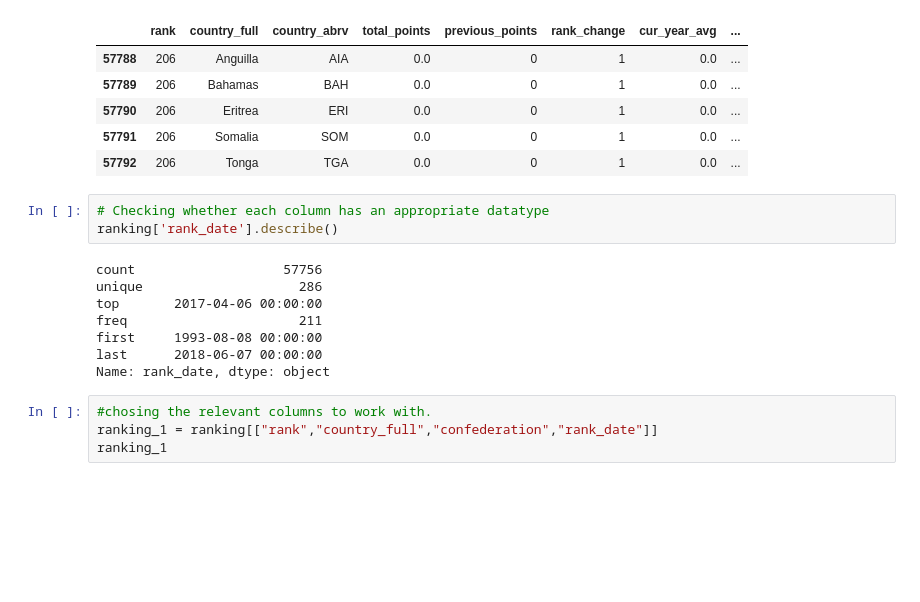
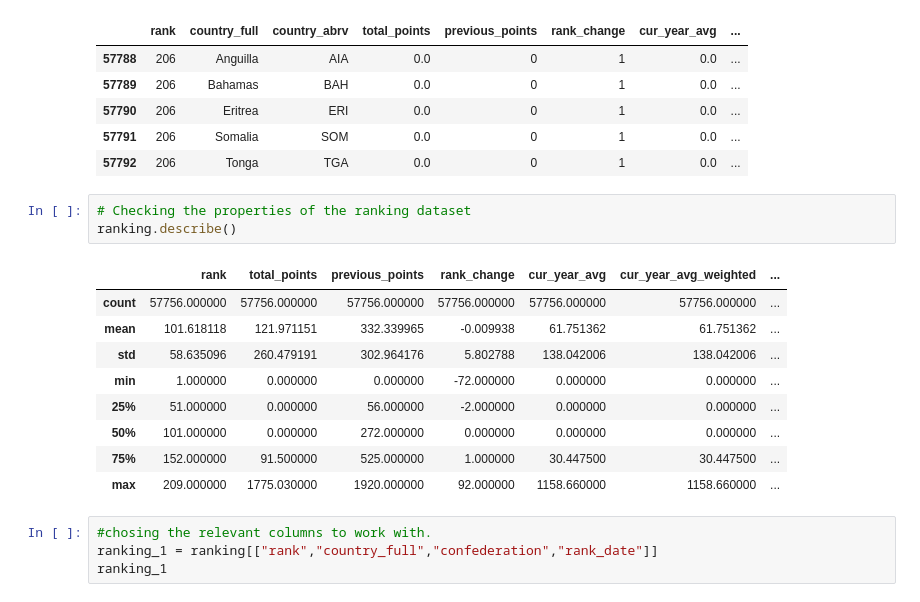
Before and after one commit to vivianusdjpy/SUPERVISED-LEARNING-WITH-EDA, a Jupyter notebook: Supervised_Learning_with_Exploratory_Data_Analysis_Mchezo_Pesa_Project.ipynb, the cells around one changed output. Cells and saved outputs as stored; diff of their text form; blank space fills up the shorter version.

```diff
--- a/Supervised_Learning_with_Exploratory_Data_Analysis_Mchezo_Pesa_Project.ipynb
+++ b/Supervised_Learning_with_Exploratory_Data_Analysis_Mchezo_Pesa_Project.ipynb
@@ -154,17 +157,19 @@ ranking.tail(5)
 | 57790 | 206 | Eritrea | ERI | 0.0 | 0 | 1 | 0.0 | ... |
 | 57791 | 206 | Somalia | SOM | 0.0 | 0 | 1 | 0.0 | ... |
 | 57792 | 206 | Tonga | TGA | 0.0 | 0 | 1 | 0.0 | ... |
-# %%
-# Checking whether each column has an appropriate datatype
-ranking['rank_date'].describe()
-# %% [output]
-count                   57756
-unique                    286
-top       2017-04-06 00:00:00
-freq                      211
-first     1993-08-08 00:00:00
-last      2018-06-07 00:00:00
-Name: rank_date, dtype: object
+# %%
+# Checking the properties of the ranking dataset
+ranking.describe()
+# %% [output]
+|  | rank | total_points | previous_points | rank_change | cur_year_avg | cur_year_avg_weighted | ... |
+| count | 57756.000000 | 57756.000000 | 57756.000000 | 57756.000000 | 57756.000000 | 57756.000000 | ... |
+| mean | 101.618118 | 121.971151 | 332.339965 | -0.009938 | 61.751362 | 61.751362 | ... |
+| std | 58.635096 | 260.479191 | 302.964176 | 5.802788 | 138.042006 | 138.042006 | ... |
+| min | 1.000000 | 0.000000 | 0.000000 | -72.000000 | 0.000000 | 0.000000 | ... |
+| 25% | 51.000000 | 0.000000 | 56.000000 | -2.000000 | 0.000000 | 0.000000 | ... |
+| 50% | 101.000000 | 0.000000 | 272.000000 | 0.000000 | 0.000000 | 0.000000 | ... |
+| 75% | 152.000000 | 91.500000 | 525.000000 | 1.000000 | 30.447500 | 30.447500 | ... |
+| max | 209.000000 | 1775.030000 | 1920.000000 | 92.000000 | 1158.660000 | 1158.660000 | ... |
 # %%
 #chosing the relevant columns to work with.
 ranking_1 = ranking[["rank","country_full","confederation","rank_date"]]
```
Also changed, not shown: parts of 15 cells of this notebook.
